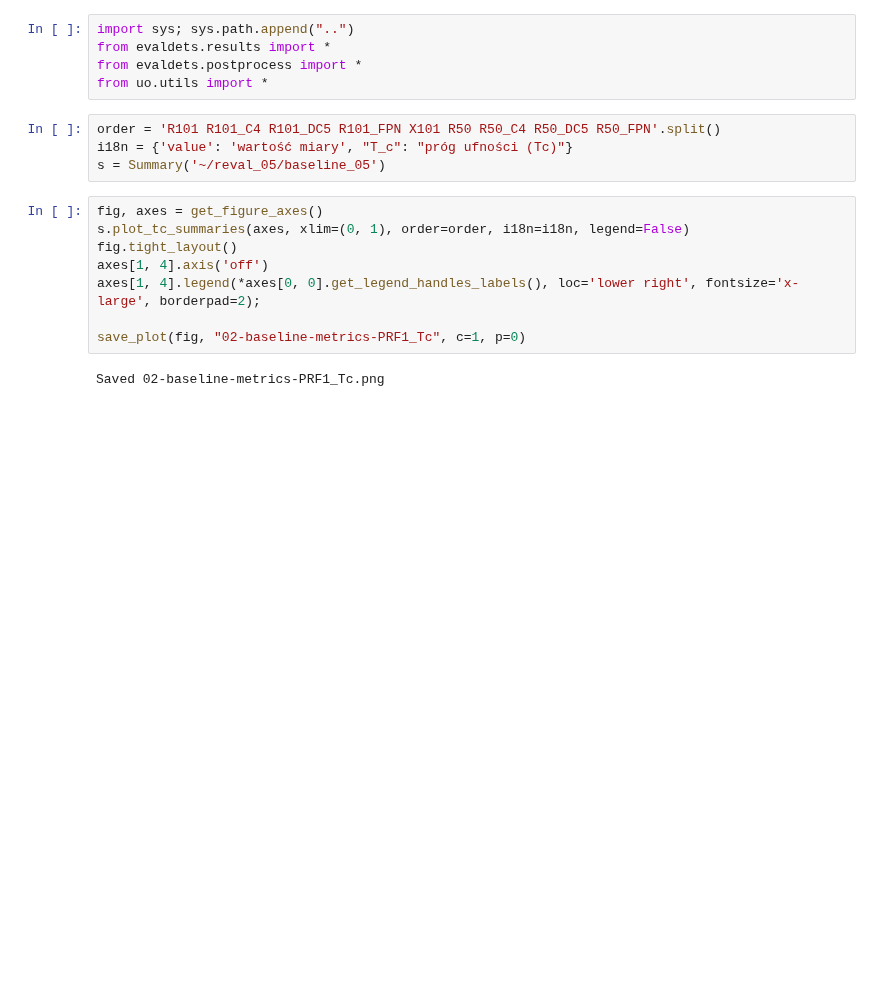
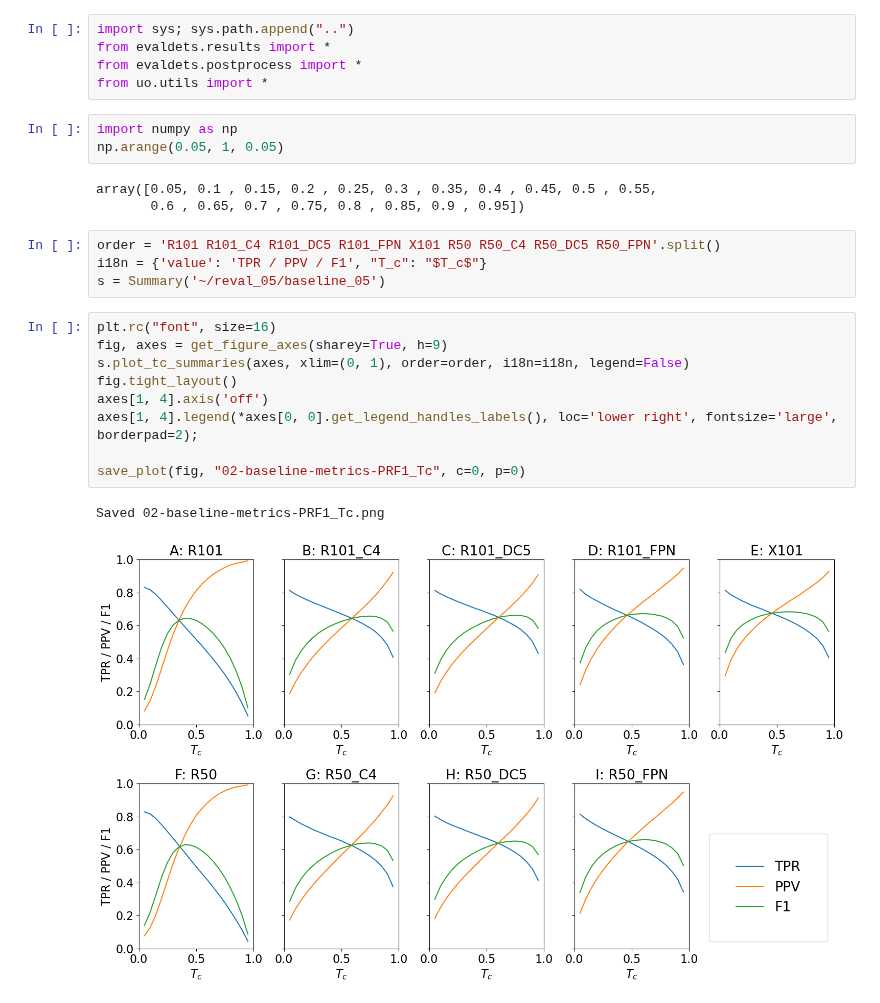
Before and after one commit to tgandor/urban_oculus, a Jupyter notebook: Detekcja_obiektow/02-baseline-metrics.ipynb, the cells around one changed output. Cells and saved outputs as stored; diff of their text form; blank space fills up the shorter version.

```diff
--- a/Detekcja_obiektow/02-baseline-metrics.ipynb
+++ b/Detekcja_obiektow/02-baseline-metrics.ipynb
@@ -3,17 +3,25 @@ import sys; sys.path.append("..")
 from evaldets.results import *
 from evaldets.postprocess import *
 from uo.utils import *
+# %%
+import numpy as np
+np.arange(0.05, 1, 0.05)
+# %% [output]
+array([0.05, 0.1 , 0.15, 0.2 , 0.25, 0.3 , 0.35, 0.4 , 0.45, 0.5 , 0.55,
+       0.6 , 0.65, 0.7 , 0.75, 0.8 , 0.85, 0.9 , 0.95])
 # %%
 order = 'R101 R101_C4 R101_DC5 R101_FPN X101 R50 R50_C4 R50_DC5 R50_FPN'.split()
-i18n = {'value': 'wartość miary', "T_c": "próg ufności (Tc)"}
+i18n = {'value': 'TPR / PPV / F1', "T_c": "$T_c$"}
 s = Summary('~/reval_05/baseline_05')
 # %%
-fig, axes = get_figure_axes()
+plt.rc("font", size=16)
+fig, axes = get_figure_axes(sharey=True, h=9)
 s.plot_tc_summaries(axes, xlim=(0, 1), order=order, i18n=i18n, legend=False)
 fig.tight_layout()
 axes[1, 4].axis('off')
-axes[1, 4].legend(*axes[0, 0].get_legend_handles_labels(), loc='lower right', fontsize='x-large', borderpad=2);
+axes[1, 4].legend(*axes[0, 0].get_legend_handles_labels(), loc='lower right', fontsize='large', borderpad=2);
 
-save_plot(fig, "02-baseline-metrics-PRF1_Tc", c=1, p=0)
+save_plot(fig, "02-baseline-metrics-PRF1_Tc", c=0, p=0)
 # %% [output]
 Saved 02-baseline-metrics-PRF1_Tc.png
+[figure, added]
```
Also changed, not shown: 11 other files.
